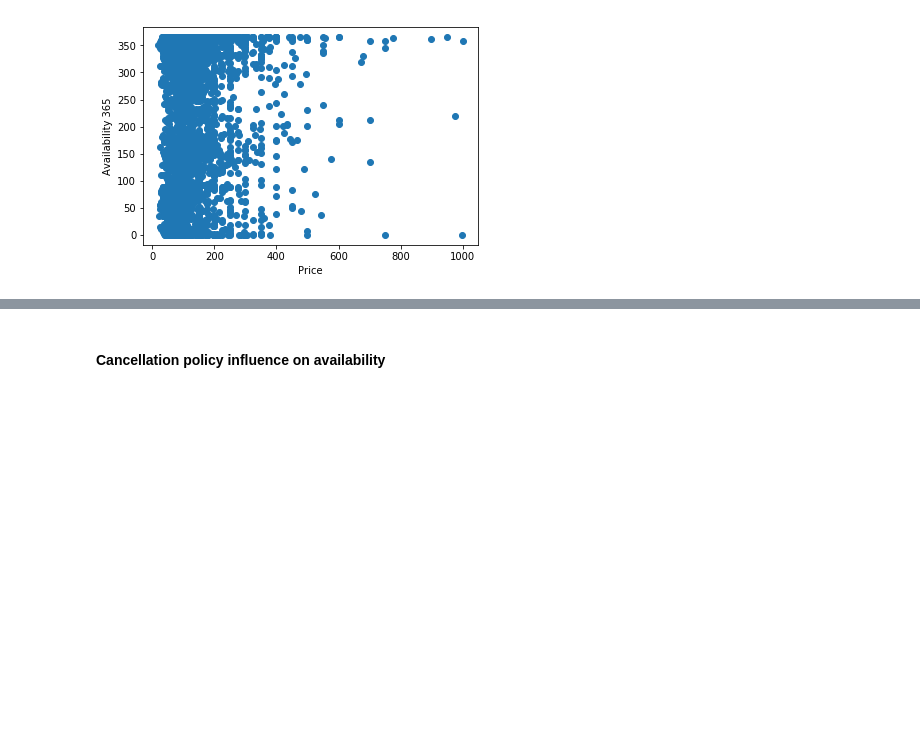
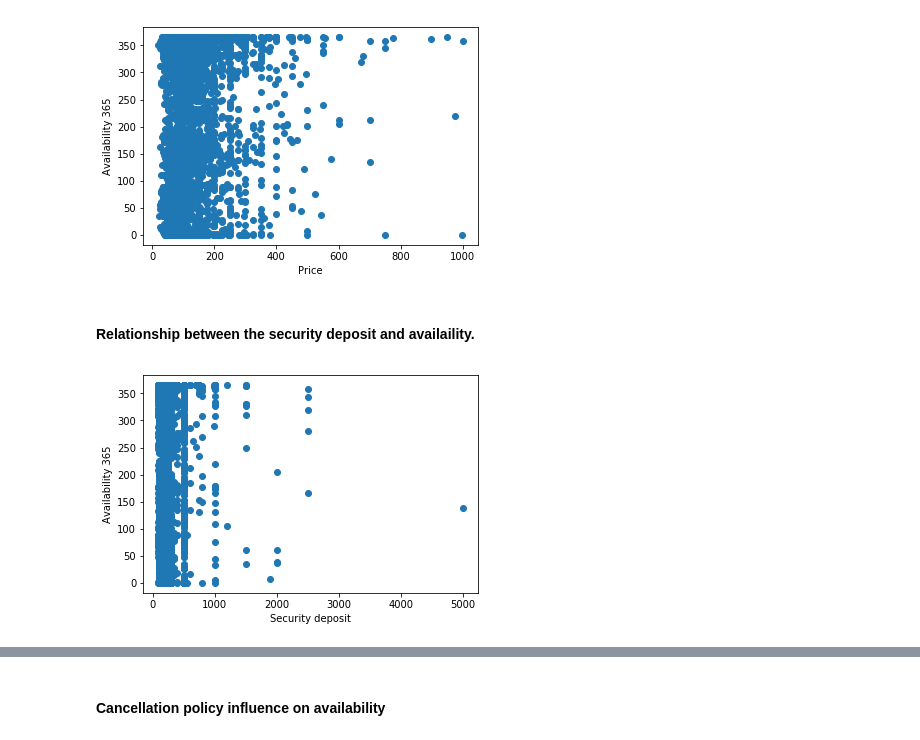
Before and after one commit to FrankTub/Airbnb-bookings, a Jupyter notebook: seattle_airbnb.ipynb, the cells around one changed output, grey strips where cells are left out. Drawn from its saved outputs; the diff is of its cells as text; code cells hidden in the pictures; blank space fills up the shorter version.

```diff
--- a/seattle_airbnb.ipynb
+++ b/seattle_airbnb.ipynb
@@ -191,3 +209,9 @@ ut.scatter_plot(data, kpi, 'number_of_reviews', plt);
 ut.scatter_plot(data, kpi, 'price', plt);
 # %% [output]
 [figure]
+# %% [markdown]
+#### Relationship between the security deposit and availaility.
+# %%
+ut.scatter_plot(data, kpi, 'security_deposit', plt);
+# %% [output]
+[figure, added]
```
Also changed, not shown: parts of 15 cells of this notebook, 1 other file.
